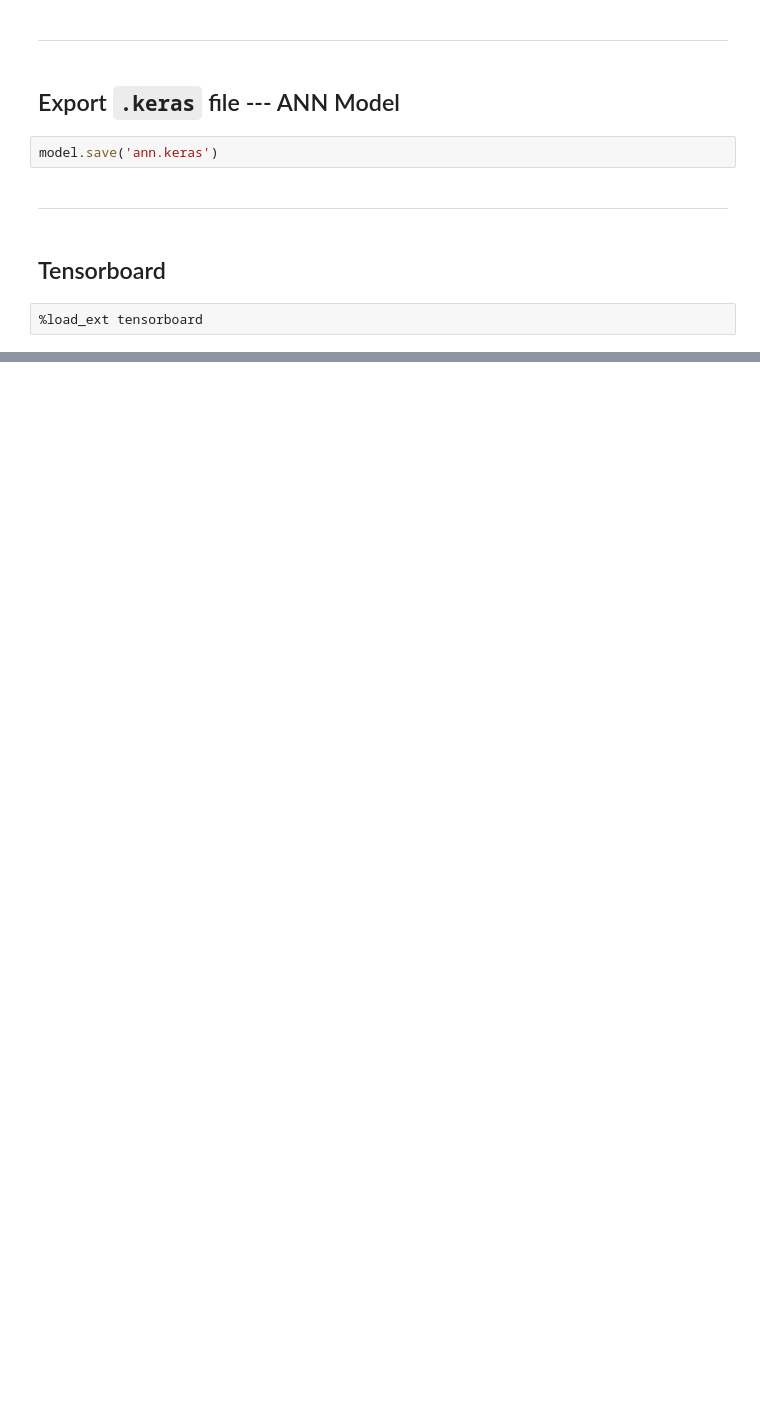
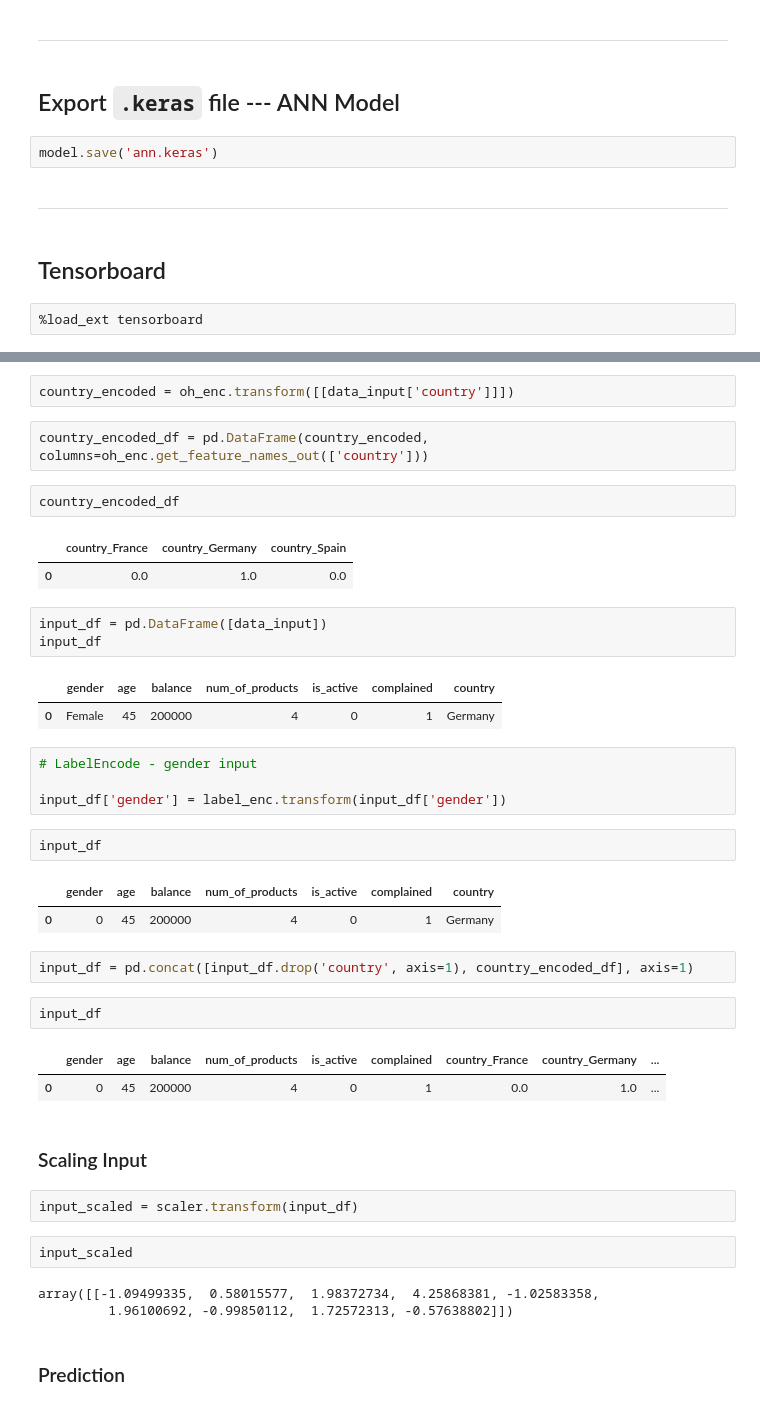
Before and after one commit to iceyisaak/ann-bank-customer-churn-prediction, a Jupyter notebook: ann-bank-customer-churn-prediction.ipynb, the cells around one changed output, grey strips where cells are left out. Drawn from its saved outputs; the diff is of its cells as text; blank space fills up the shorter version.

Commit message:
Tested Model with Input

```diff
--- a/ann-bank-customer-churn-prediction.ipynb
+++ b/ann-bank-customer-churn-prediction.ipynb
@@ -1607,0 +1653,42 @@ Reusing TensorBoard on port 6006 (pid 35758), started 0:00:00 ago. (Use '!kill 3
+# %%
+country_encoded = oh_enc.transform([[data_input['country']]])
+# %%
+country_encoded_df = pd.DataFrame(country_encoded, columns=oh_enc.get_feature_names_out(['country']))
+# %%
+country_encoded_df
+# %% [output]
+|  | country_France | country_Germany | country_Spain |
+| 0 | 0.0 | 1.0 | 0.0 |
+# %%
+input_df = pd.DataFrame([data_input])
+input_df
+# %% [output]
+|  | gender | age | balance | num_of_products | is_active | complained | country |
+| 0 | Female | 45 | 200000 | 4 | 0 | 1 | Germany |
+# %%
+# LabelEncode - gender input
+
+input_df['gender'] = label_enc.transform(input_df['gender'])
+# %%
+input_df
+# %% [output]
+|  | gender | age | balance | num_of_products | is_active | complained | country |
+| 0 | 0 | 45 | 200000 | 4 | 0 | 1 | Germany |
+# %%
+input_df = pd.concat([input_df.drop('country', axis=1), country_encoded_df], axis=1)
+# %%
+input_df
+# %% [output]
+|  | gender | age | balance | num_of_products | is_active | complained | country_France | country_Germany | ... |
+| 0 | 0 | 45 | 200000 | 4 | 0 | 1 | 0.0 | 1.0 | ... |
+# %% [markdown]
+### Scaling Input
+# %%
+input_scaled = scaler.transform(input_df)
+# %%
+input_scaled
+# %% [output]
+array([[-1.09499335,  0.58015577,  1.98372734,  4.25868381, -1.02583358,
+         1.96100692, -0.99850112,  1.72572313, -0.57638802]])
+# %% [markdown]
+### Prediction
```
Also changed, not shown: parts of 14 cells of this notebook, 1 other file.
